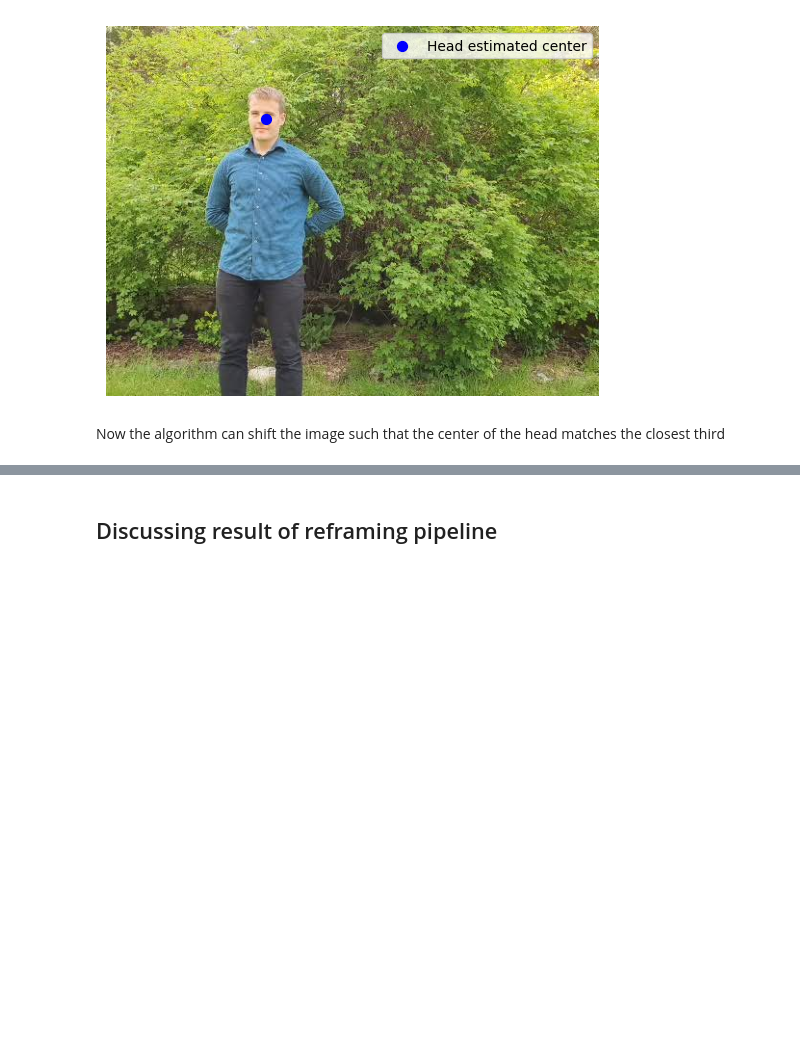
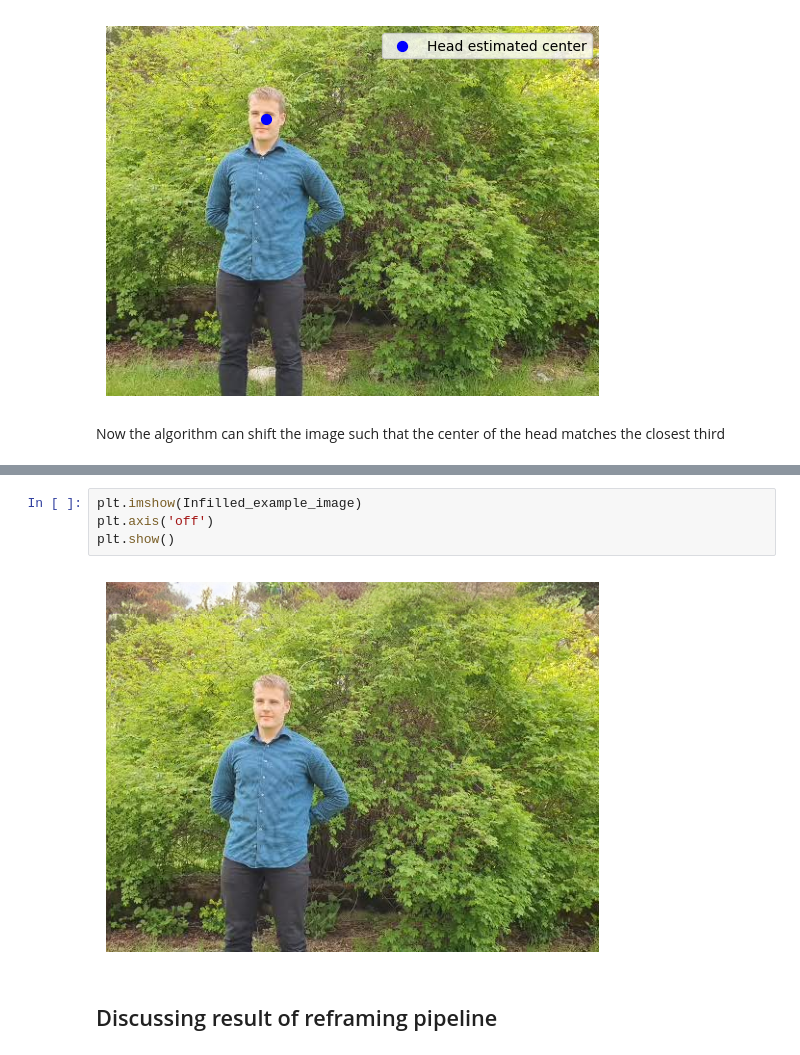
Before and after one commit to eloMG/gen-ai-photography, a Jupyter notebook: report.ipynb, the cells around one changed output, grey strips where cells are left out. Saved outputs shown, nothing was run; the diff lists cells and outputs as text; blank space fills up the shorter version.

```diff
--- a/report.ipynb
+++ b/report.ipynb
@@ -453,3 +478,9 @@ reframed_Example_image, Example_image_mask = refram_to_thirds(Image, Subject = N
+# %%
+plt.imshow(Infilled_example_image)
+plt.axis('off')
+plt.show()
+# %% [output]
+[figure, added]
 # %% [markdown]
 ## Discussing result of reframing pipeline
 # %% [markdown]
```
Also changed, not shown: parts of 4 cells of this notebook.
